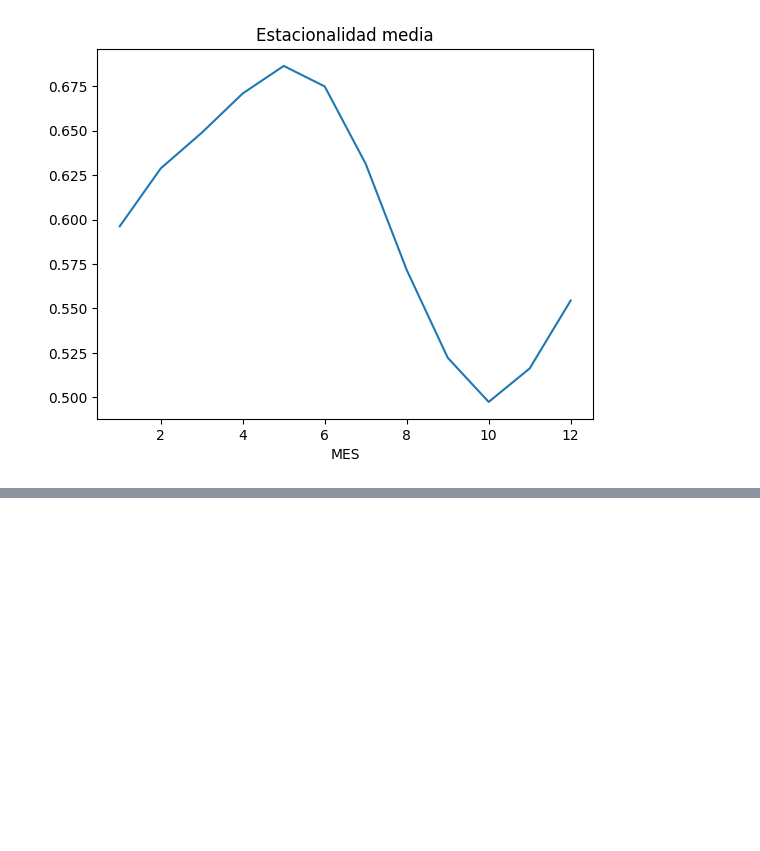
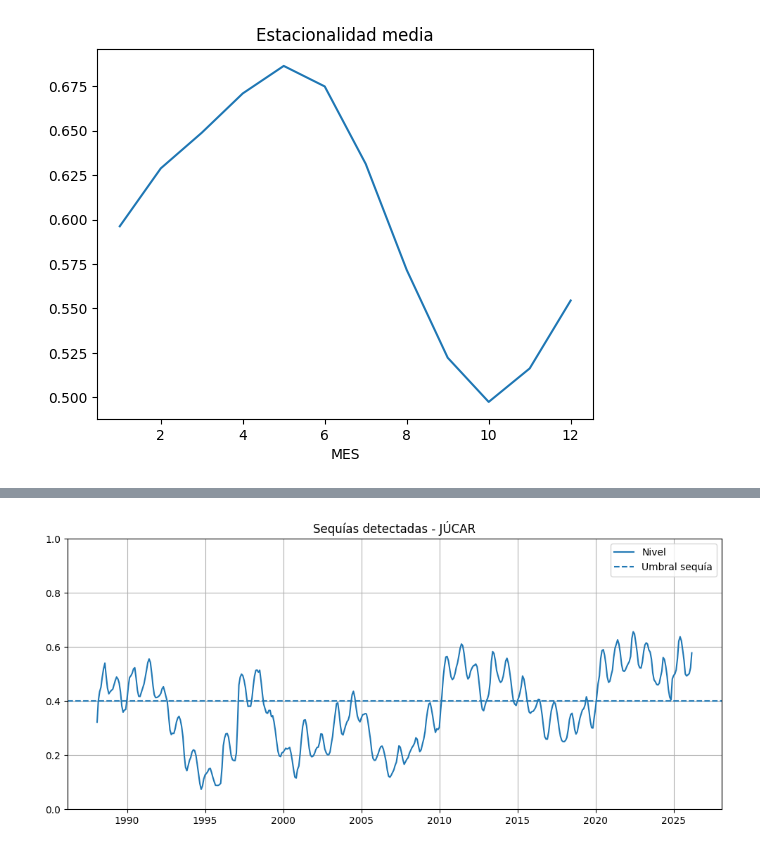
Before and after one commit to plorenab/water-stress-forecast-spain, a Jupyter notebook: notebook/EDA.ipynb, the cells around one changed output, grey strips where cells are left out. Saved outputs shown, nothing was run; the diff lists cells and outputs as text; code cells hidden in the pictures; blank space fills up the shorter version.

```diff
--- a/notebook/EDA.ipynb
+++ b/notebook/EDA.ipynb
@@ -126,0 +180,12 @@ plt.show()
+# %%
+# Definir sequía (umbral)
+df = df.sort_values(["AMBITO_NOMBRE","FECHA"]).copy()
+df["SEQUIA"] = df["PORCENTAJE_LLENO"] < 0.4
+# %%
+# Identificar rachas consecutivas de sequía
+df["grp"] = (
+    df
+    .groupby("AMBITO_NOMBRE")["SEQUIA"]
+    .apply(lambda s: (s != s.shift()).cumsum())
+    .reset_index(level=0, drop=True)
+)
@@ -126,0 +260,17 @@ plt.show()
+# %%
+cuenca = "JÚCAR"
+
+df_plot = df[df["AMBITO_NOMBRE"] == cuenca]
+
+plt.figure(figsize=(12,5))
+plt.plot(df_plot["FECHA"], df_plot["PORCENTAJE_LLENO"], label="Nivel")
+
+plt.axhline(0.4, linestyle="--", label="Umbral sequía")
+
+plt.title(f"Sequías detectadas - {cuenca}")
+plt.ylim(0,1)
+plt.legend()
+plt.grid(True)
+plt.show()
+# %% [output]
+[figure, added]
```
Also changed, not shown: parts of 9 cells of this notebook.
